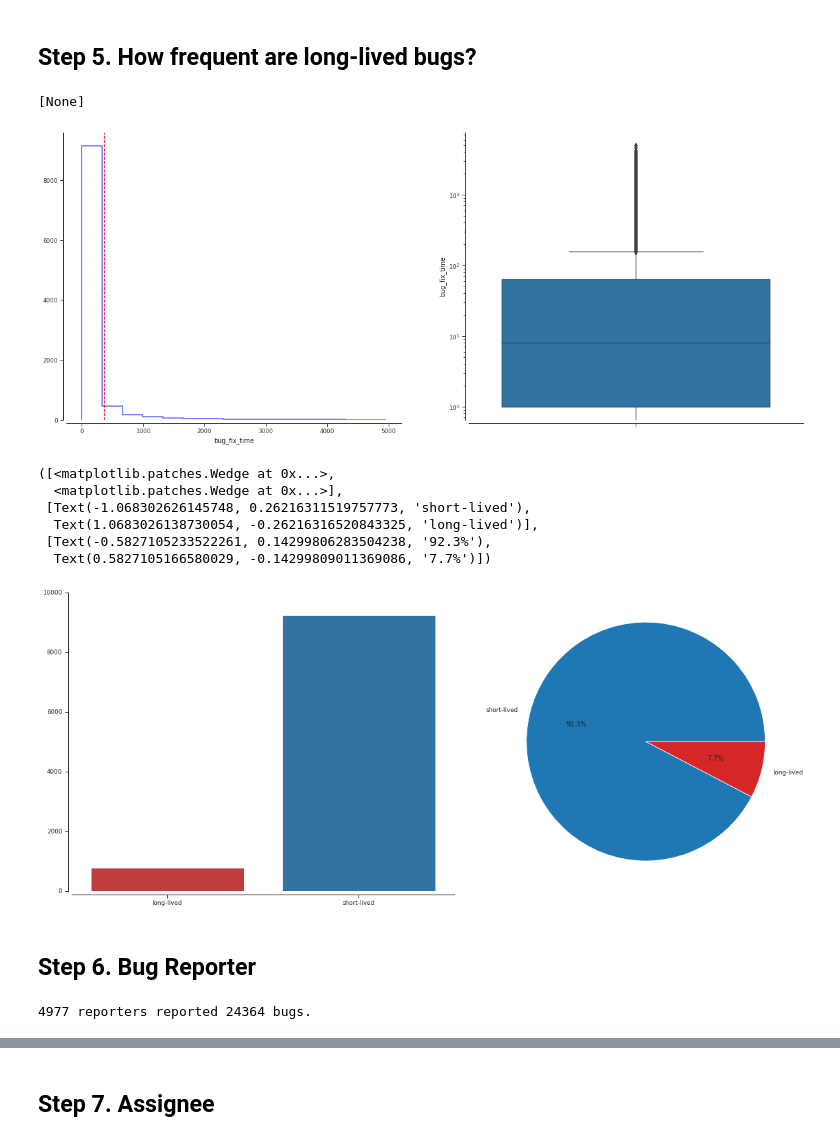
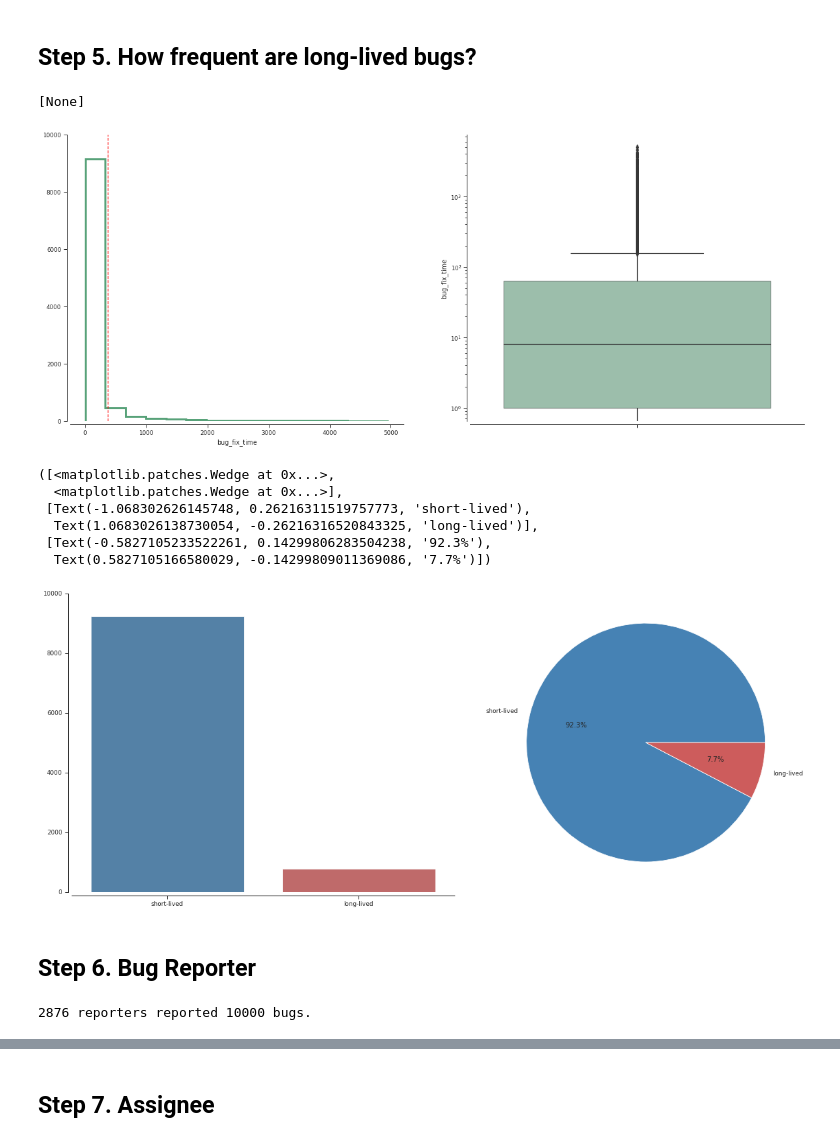
Before and after one commit to gomesluiz/my-doctorate, a Jupyter notebook: long-lived-bug-prediction/notebooks/20190830_long_lived_prediction_data_analysis.ipynb, the cells around one changed output, grey strips where cells are left out. Saved outputs shown, nothing was run; the diff lists cells and outputs as text; code cells hidden in the pictures.

```diff
--- a/long-lived-bug-prediction/notebooks/20190830_long_lived_prediction_data_analysis.ipynb
+++ b/long-lived-bug-prediction/notebooks/20190830_long_lived_prediction_data_analysis.ipynb
@@ -162,17 +170,17 @@ bug_reports_history_data.head()
 # %% [markdown]
 ## Step 4. Pre-processing the data
 # %%
-bug_reports_data['resolution_code'] = bug_reports_data['resolution_code'].astype('category')
-bug_reports_data['status_category'] = bug_reports_data['status_category'].astype('category')
-bug_reports_data['severity_code']   = bug_reports_data['severity_code'].astype('category')
+#bug_reports_data['resolution_code'] = bug_reports_data['resolution_code'].astype('category')
+#bug_reports_data['status_category'] = bug_reports_data['status_category'].astype('category')
+#bug_reports_data['severity_code']   = bug_reports_data['severity_code'].astype('category')
 bug_reports_data['short_description'] = bug_reports_data['short_description'].fillna("")
-bug_reports_data['long_description'] = bug_reports_data['long_description'].fillna("")
-bug_reports_data['short_description_length'] = bug_reports_data['short_description'].str.split().apply(lambda l: len(l))
-bug_reports_data['long_description_length']  = bug_reports_data['long_description'].str.split().apply(lambda l: len(l))
-bug_reports_data['short_description_length'] = bug_reports_data['short_description_length'].fillna(0)
-bug_reports_data['long_description_length'] = bug_reports_data['long_description_length']
+bug_reports_data['long_description']  = bug_reports_data['long_description'].fillna("")
+bug_reports_data['short_description_words'] = bug_reports_data['short_description'].str.split().apply(lambda l: len(l))
+bug_reports_data['long_description_words']  = bug_reports_data['long_description'].str.split().apply(lambda l: len(l))
+#bug_reports_data['short_description_words'] = bug_reports_data['short_description_words'].fillna(0)
+#bug_reports_data['long_description_words'] = bug_reports_data['long_description_words']
 bug_reports_data['long_lived?']  = bug_reports_data['bug_fix_time'].apply(lambda t: 'long-lived' if t > 365 else 'short-lived')
-bug_reports_data['long_lived?']  = bug_reports_data['long_lived?'].astype('category')
+#bug_reports_data['long_lived?']  = bug_reports_data['long_lived?'].astype('category')
 bug_reports_data.head()
 # %% [output]
 |  | bug_id | creation_date | component_name | product_name | short_description | long_description | ... |
@@ -192,54 +200,61 @@ sns.color_palette("Paired")
 # Long-lived? histogram distribution
 g = sns.distplot(bug_reports_data['bug_fix_time']
                  , kde=False, kde_kws={"color": "b", "alpha": 0.5, "lw": 3}, bins=15
-                 , hist=True, hist_kws={"histtype": "step", "linewidth": 2,"alpha": 0.5, "color": "b"}
+                 , hist=True, hist_kws={"histtype": "step", "linewidth": 3,"alpha": 0.8, "color": "seagreen"}
                  , ax=ax[0])
+g.set(ylim=(0, 10000))
+
 g.axvline(bug_fix_time_threshold, color='r', linestyle='--'
-          , label = "Threshold : {}".format(bug_fix_time_threshold))
+          , label = f"Threshold : {bug_fix_time_threshold}")
 
-g = sns.boxplot(y="bug_fix_time", data=bug_reports_data, showfliers=True, ax=ax[1])
+g = sns.boxplot(y="bug_fix_time"
+                , data=bug_reports_data
+                , showfliers=True, ax=ax[1]
+                , palette=["seagreen"]
+                , boxprops=dict(alpha=.5)
+)
 g.set(yscale="log")
 # %% [output]
 [None]
-[figure, old version]
+[figure, new version]
 # %%
+bug_reports_count = bug_reports_data["long_lived?"].value_counts()
+
+# bar plot
 f, ax = plt.subplots(figsize=(20,8), ncols=2)
 plt.subplots_adjust(wspace=0, hspace=1)
-
 sns.despine(offset=5)
-
-# bar plot
-bug_reports_count = bug_reports_data["long_lived?"].value_counts()
+sns.set_palette("deep")
 g = sns.barplot(
-    x=bug_reports_count.index
+      x=bug_reports_count.index
     , y=bug_reports_count.values
-    , palette=[ "tab:red", "tab:blue"]
+    , palette=[ "steelblue", "indianred"]
     , ax=ax[0]
 )
 g.set(ylim=(0, 10000))
 
 # pie plot
 ax[1].pie(
     bug_reports_count.values
     , labels=bug_reports_count.index, autopct='%1.1f%%'
-    , colors=["tab:blue", "tab:red"]
+    , colors=["steelblue", "indianred"]
 )
 # %% [output]
 ([<matplotlib.patches.Wedge at 0x...>,
   <matplotlib.patches.Wedge at 0x...>],
  [Text(-1.068302626145748, 0.26216311519757773, 'short-lived'),
   Text(1.0683026138730054, -0.26216316520843325, 'long-lived')],
  [Text(-0.5827105233522261, 0.14299806283504238, '92.3%'),
   Text(0.5827105166580029, -0.14299809011369086, '7.7%')])
-[figure, old version]
+[figure, new version]
 # %% [markdown]
 ## Step 6. Bug Reporter
 # %%
 number_of_reports   = bug_reports_data['bug_id'].count()
 number_of_reporters = bug_reports_data['reporter_name'].nunique()
-print("%s reporters reported %s bugs." % (number_of_reporters, number_of_reports))
+print(f"{number_of_reporters} reporters reported {number_of_reports} bugs.")
 # %% [output]
-4977 reporters reported 24364 bugs.
+2876 reporters reported 10000 bugs.
 # %%
 top_10_reporters = bug_reports_data.groupby('reporter_name').reporter_name.agg(['count'])
 top_10_reporters = top_10_reporters.sort_values('count', ascending=False)[0:10]
```
Also changed, not shown: parts of 13 cells of this notebook, 1 other file.
